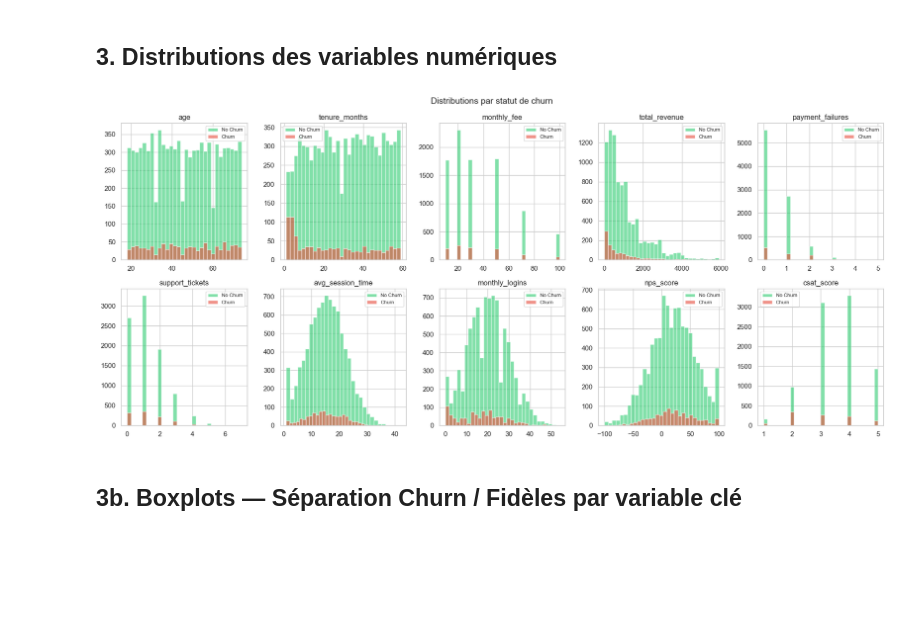
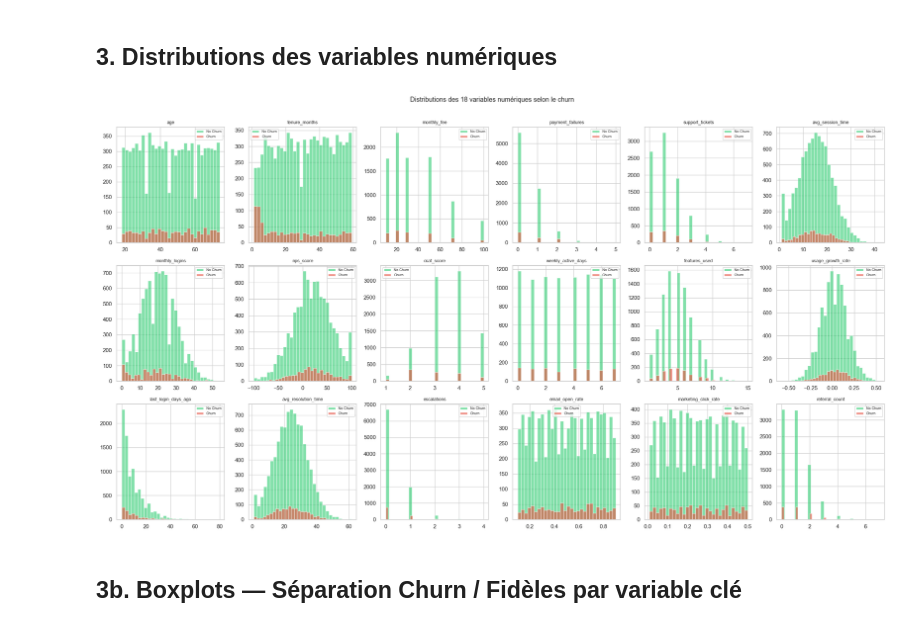
Before and after one commit to haciyil38/Projet-Data-Science, a Jupyter notebook: notebooks/01_EDA.ipynb, the cells around one changed output. Cells and saved outputs as stored; diff of their text form; code cells hidden in the pictures; blank space fills up the shorter version.

```diff
--- a/notebooks/01_EDA.ipynb
+++ b/notebooks/01_EDA.ipynb
@@ -83,23 +83,23 @@ Name: count, dtype: int64
 # %% [markdown]
 ## 3. Distributions des variables numériques
 # %%
-numeric_cols = ['age', 'tenure_months', 'monthly_fee', 'total_revenue',
-                'payment_failures', 'support_tickets', 'avg_session_time',
-                'monthly_logins', 'nps_score', 'csat_score']
+from src.preprocessing import NUMERIC_FEATURES
+numeric_cols = NUMERIC_FEATURES  # 18 features, sans total_revenue
 
-fig, axes = plt.subplots(2, 5, figsize=(18, 8))
+fig, axes = plt.subplots(3, 6, figsize=(22, 12))
 for ax, col in zip(axes.flatten(), numeric_cols):
     df[df['churn'] == 0][col].hist(ax=ax, alpha=0.6, color='#2ecc71', label='No Churn', bins=30)
     df[df['churn'] == 1][col].hist(ax=ax, alpha=0.6, color='#e74c3c', label='Churn', bins=30)
-    ax.set_title(col)
-    ax.legend(fontsize=8)
-# Masquer le dernier axes vide
-axes.flatten()[-1].set_visible(False) if len(numeric_cols) < len(axes.flatten()) else None
-plt.suptitle('Distributions par statut de churn', fontsize=14)
+    ax.set_title(col, fontsize=9)
+    ax.legend(fontsize=7)
+# Cacher les axes vides
+for ax in axes.flatten()[len(numeric_cols):]:
+    ax.set_visible(False)
+plt.suptitle('Distributions des 18 variables numériques selon le churn', fontsize=13, y=1.01)
 plt.tight_layout()
 plt.show()
 # %% [output]
-[figure, old version]
+[figure, new version]
 # %% [markdown]
 ## 3b. Boxplots — Séparation Churn / Fidèles par variable clé
 # %%
```
Also changed, not shown: parts of 5 cells of this notebook, 20 other files.
